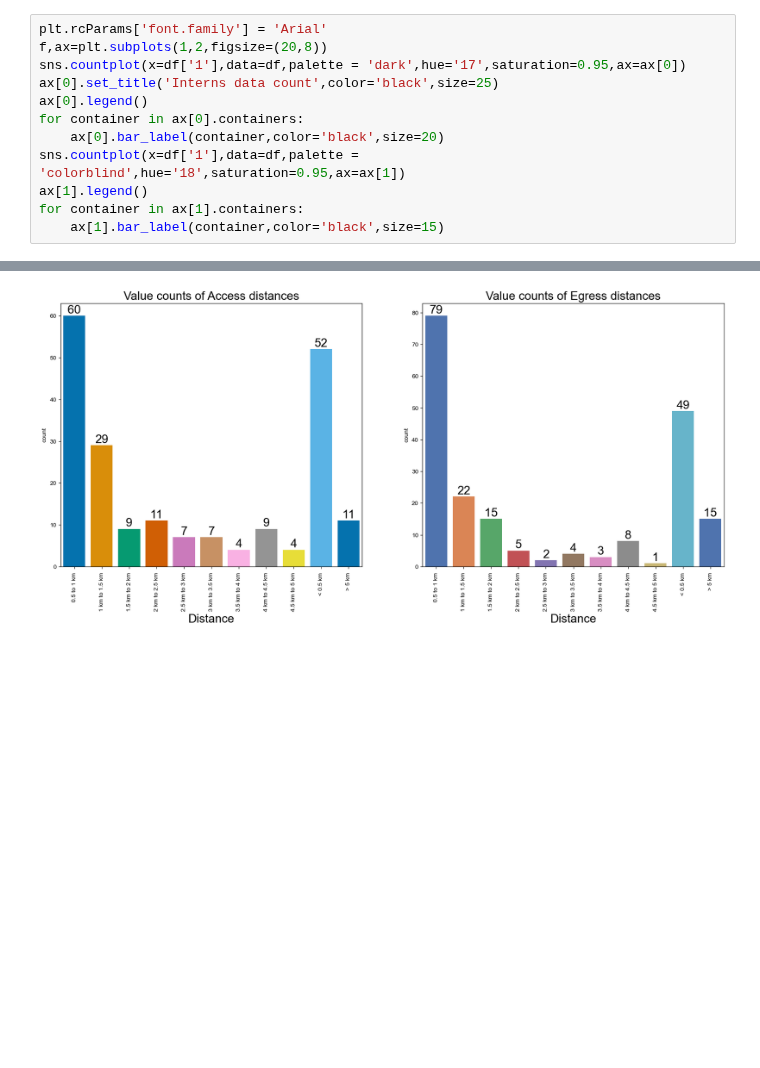
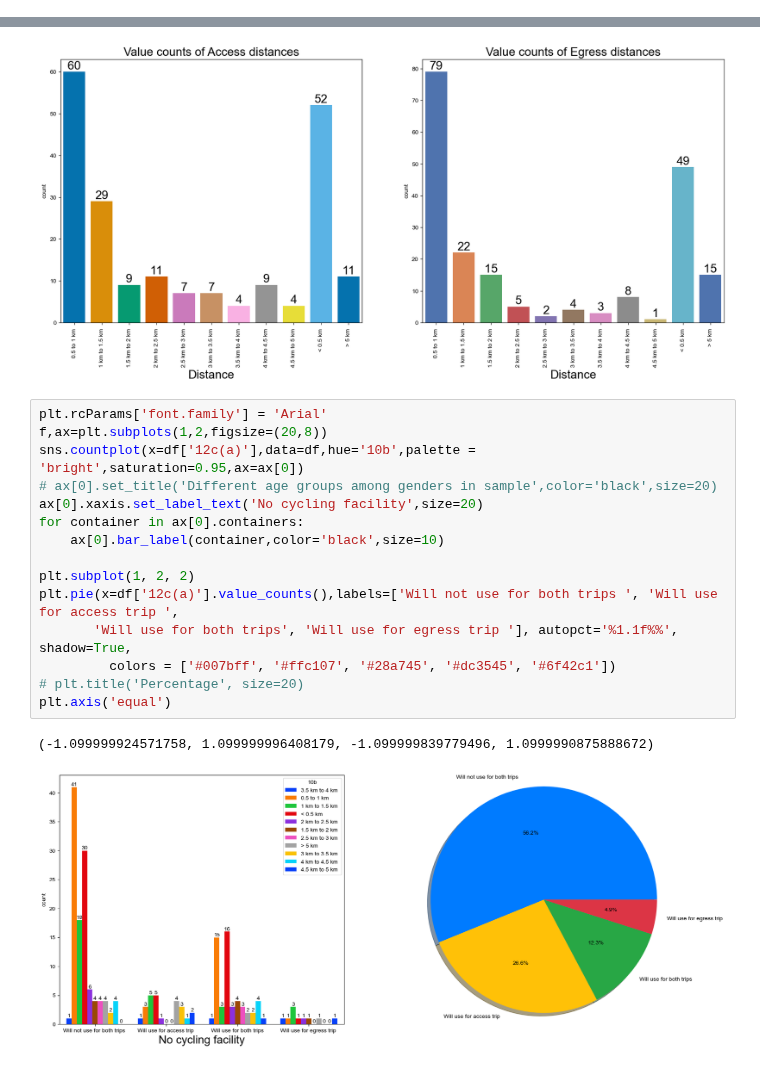
Before and after one commit to Gavaskar24/Metro, a Jupyter notebook: notebook/metro2.ipynb, the cells around one changed output, grey strips where cells are left out. Cells and saved outputs as stored; diff of their text form; blank space fills up the shorter version.

```diff
--- a/notebook/metro2.ipynb
+++ b/notebook/metro2.ipynb
@@ -162,15 +176,3 @@ plt.axis('equal')
  -1.0999954616912038,
  1.0999969800638922)
 [figure]
-# %%
-plt.rcParams['font.family'] = 'Arial'
-f,ax=plt.subplots(1,2,figsize=(20,8))
-sns.countplot(x=df['1'],data=df,palette = 'dark',hue='17',saturation=0.95,ax=ax[0])
-ax[0].set_title('Interns data count',color='black',size=25)
-ax[0].legend()
-for container in ax[0].containers:
-    ax[0].bar_label(container,color='black',size=20)
-sns.countplot(x=df['1'],data=df,palette = 'colorblind',hue='18',saturation=0.95,ax=ax[1])
-ax[1].legend()
-for container in ax[1].containers:
-    ax[1].bar_label(container,color='black',size=15)
@@ -364,3 +358,21 @@ for container in ax[1].containers:
 plt.show()
 # %% [output]
 [figure]
+# %%
+plt.rcParams['font.family'] = 'Arial'
+f,ax=plt.subplots(1,2,figsize=(20,8))
+sns.countplot(x=df['12c(a)'],data=df,hue='10b',palette = 'bright',saturation=0.95,ax=ax[0])
+# ax[0].set_title('Different age groups among genders in sample',color='black',size=20)
+ax[0].xaxis.set_label_text('No cycling facility',size=20)
+for container in ax[0].containers:
+    ax[0].bar_label(container,color='black',size=10)
+
+plt.subplot(1, 2, 2)
+plt.pie(x=df['12c(a)'].value_counts(),labels=['Will not use for both trips ', 'Will use for access trip ',
+       'Will use for both trips', 'Will use for egress trip '], autopct='%1.1f%%', shadow=True,
+         colors = ['#007bff', '#ffc107', '#28a745', '#dc3545', '#6f42c1'])
+# plt.title('Percentage', size=20)
+plt.axis('equal')
+# %% [output]
+(-1.099999924571758, 1.099999996408179, -1.099999839779496, 1.0999990875888672)
+[figure, added]
```
Also changed, not shown: parts of 23 cells of this notebook, 2 other files.
